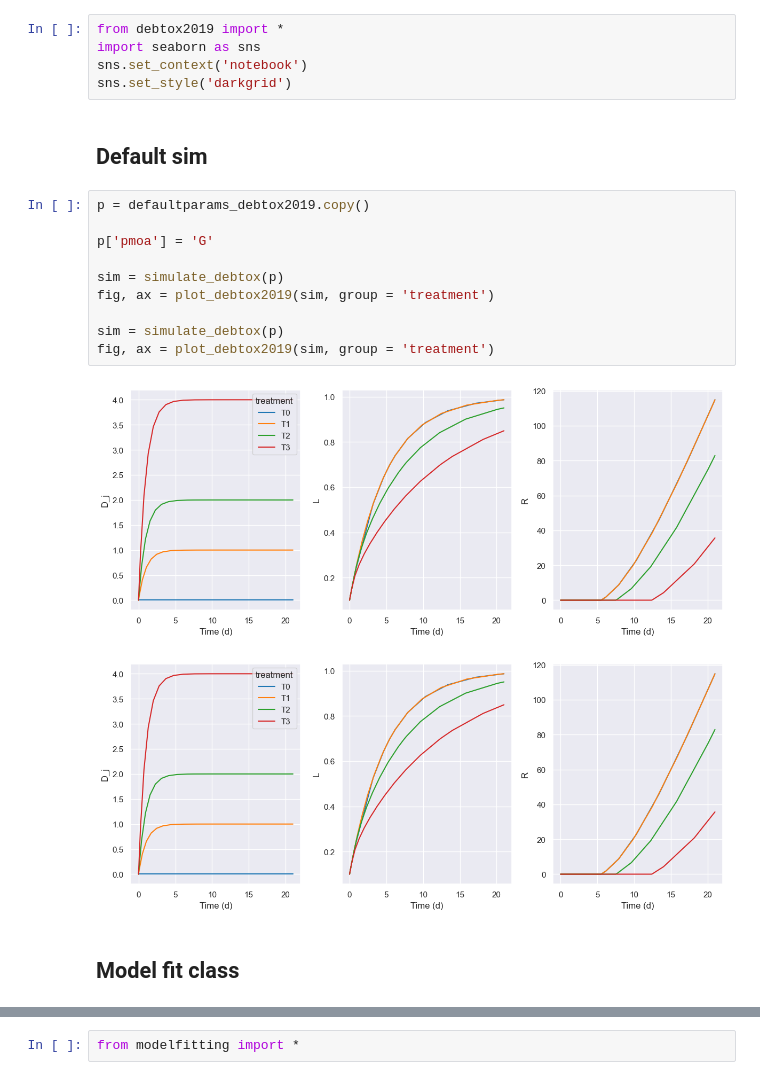
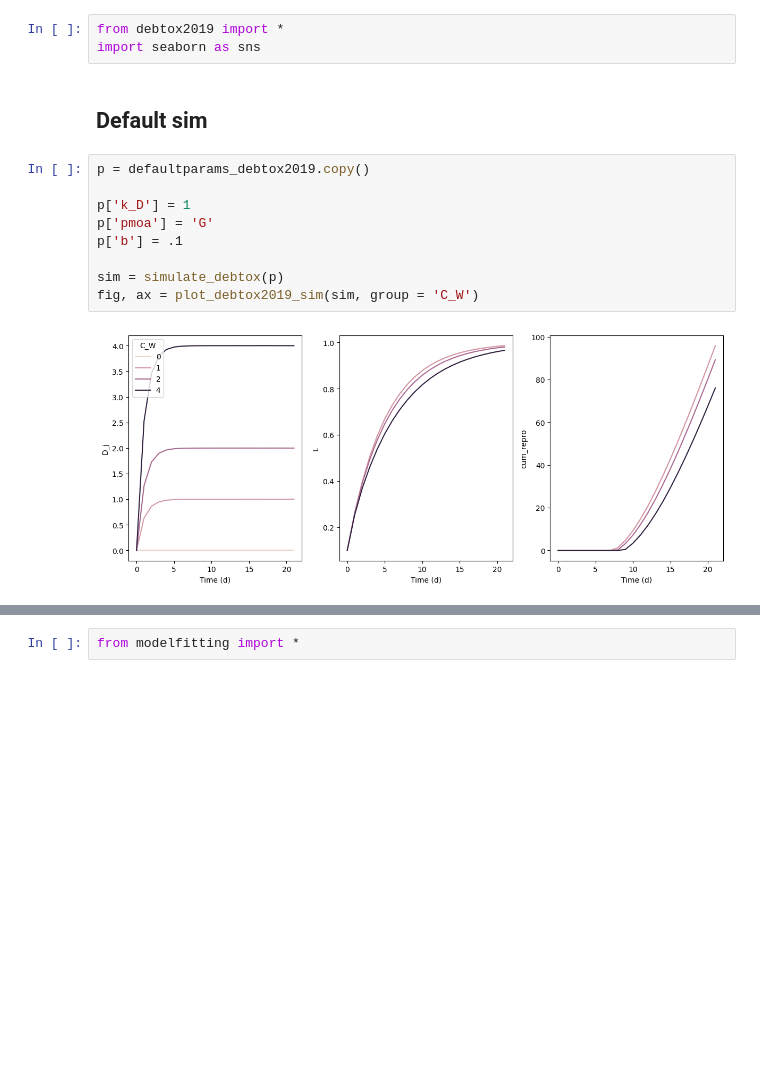
Before and after one commit to SimonHansul/mempyDEB, a Jupyter notebook: examples/01_model_fitting_DEBtox2019.ipynb, the cells around one changed output, grey strips where cells are left out. Drawn from its saved outputs; the diff is of its cells as text; blank space fills up the shorter version.

```diff
--- a/examples/01_model_fitting_DEBtox2019.ipynb
+++ b/examples/01_model_fitting_DEBtox2019.ipynb
@@ -6,22 +9,16 @@
 # %%
 from debtox2019 import *
 import seaborn as sns
-sns.set_context('notebook')
-sns.set_style('darkgrid')
 # %% [markdown]
 ## Default sim
 # %%
 p = defaultparams_debtox2019.copy()
 
+p['k_D'] = 1
 p['pmoa'] = 'G'
+p['b'] = .1
 
 sim = simulate_debtox(p)
-fig, ax = plot_debtox2019(sim, group = 'treatment')
-
-sim = simulate_debtox(p)
-fig, ax = plot_debtox2019(sim, group = 'treatment')
+fig, ax = plot_debtox2019_sim(sim, group = 'C_W')
 # %% [output]
-[figure, old version]
+[figure, new version]
-[figure, removed]
-# %% [markdown]
-## Model fit class
```
Also changed, not shown: parts of 19 cells of this notebook, 6 other files.
